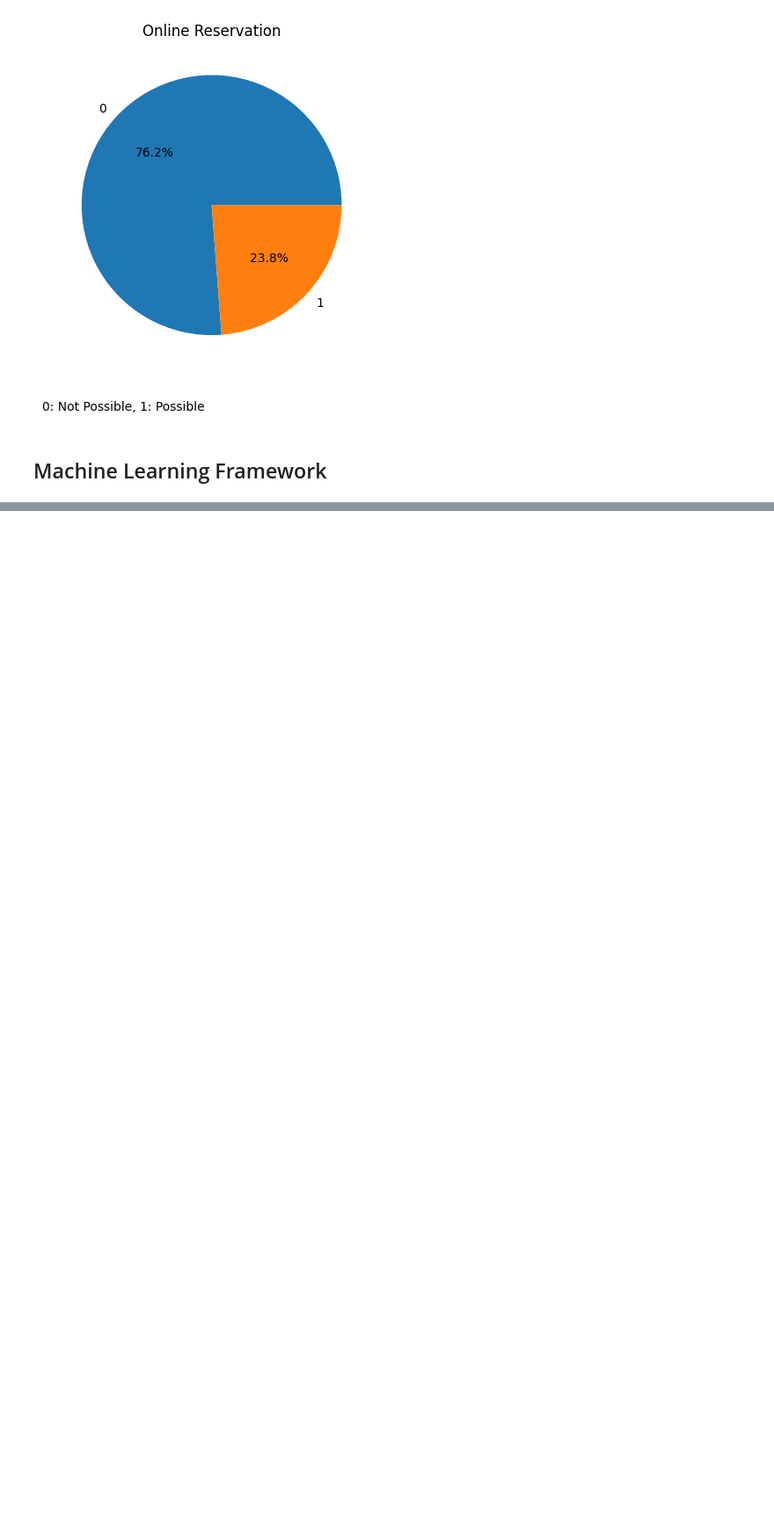
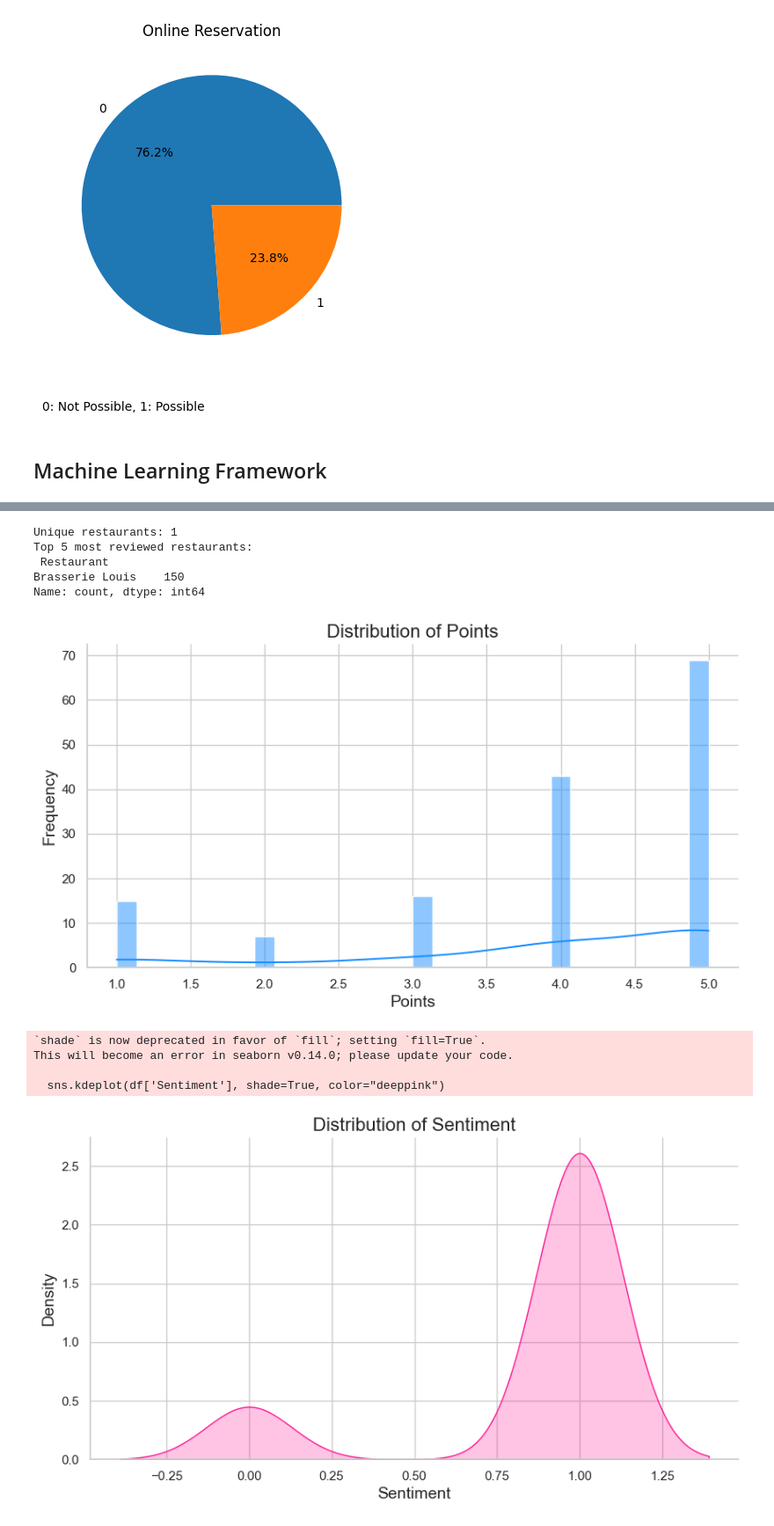
Before and after one commit to clov3r7-RebelK/ADS_Project_FS2023, a Jupyter notebook: project/project_ads_grp6.ipynb, the cells around one changed output, grey strips where cells are left out. Shown at 88% size. Saved outputs shown, nothing was run; the diff lists cells and outputs as text; code cells hidden in the pictures; blank space fills up the shorter version.

```diff
--- a/project/project_ads_grp6.ipynb
+++ b/project/project_ads_grp6.ipynb
@@ -484,3 +486,9 @@ memory usage: 38.9+ KB
 [figure]
 # %% [markdown]
 ## Machine Learning Framework
+# %%
+# Load the data from the CSV file
+df = pd.read_csv('tripadvisor_reviews.csv')
+
+# Display the first few rows of the DataFrame
+print(df.head())
@@ -486,0 +547,47 @@ memory usage: 38.9+ KB
+# %%
+# Print the number of unique restaurants
+print('Unique restaurants:', df['Restaurant'].nunique())
+
+# Print the top 5 most reviewed restaurants
+print('Top 5 most reviewed restaurants:\n', df['Restaurant'].value_counts().head())
+# %% [output]
+Unique restaurants: 1
+Top 5 most reviewed restaurants:
+ Restaurant
+Brasserie Louis    150
+Name: count, dtype: int64
+# %%
+# Theme Seaborn definieren
+sns.set_theme(style="whitegrid")
+
+# Plot the distribution of points
+plt.figure(figsize=(10, 5))
+sns.histplot(df['Points'], bins=30, color="dodgerblue", kde=True)
+plt.xlabel('Points', fontsize=14)
+plt.ylabel('Frequency', fontsize=14)
+plt.title('Distribution of Points', fontsize=16)
+sns.despine()
+plt.show()
+
+# Plot the distribution of sentiment
+plt.figure(figsize=(10, 5))
+sns.kdeplot(df['Sentiment'], shade=True, color="deeppink")
+plt.xlabel('Sentiment', fontsize=14)
+plt.ylabel('Density', fontsize=14)
+plt.title('Distribution of Sentiment', fontsize=16)
+sns.despine()
+plt.show()
+
+# Scatter plot of Points vergleich Sentiment
+plt.figure(figsize=(10, 5))
+sns.scatterplot(x='Points', y='Sentiment', data=df, alpha=0.5, color="mediumseagreen", edgecolor=None)
+plt.title('Points vs Sentiment', fontsize=16)
+sns.despine()
+plt.show()
+# %% [output]
+[figure, added]
+`shade` is now deprecated in favor of `fill`; setting `fill=True`.
+This will become an error in seaborn v0.14.0; please update your code.
+
+  sns.kdeplot(df['Sentiment'], shade=True, color="deeppink")
+[figure, added]
```
Also changed, not shown: parts of 12 cells of this notebook, 2 other files.
